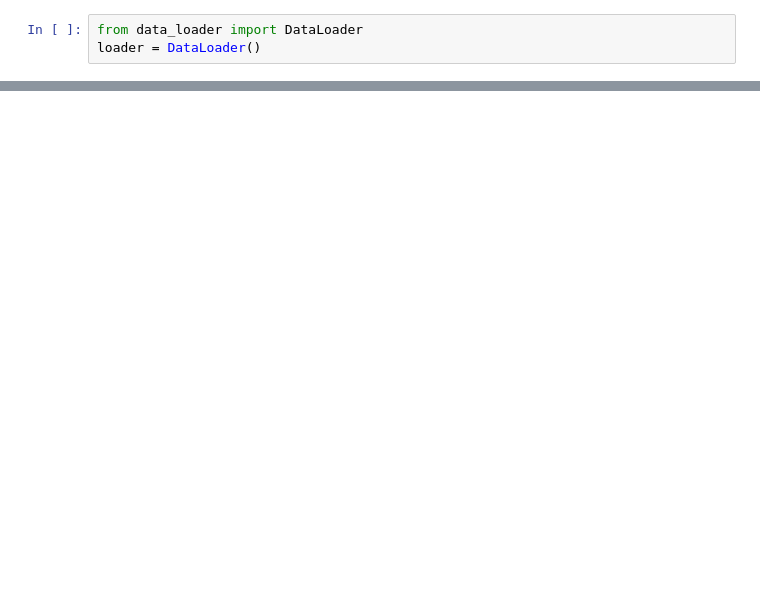
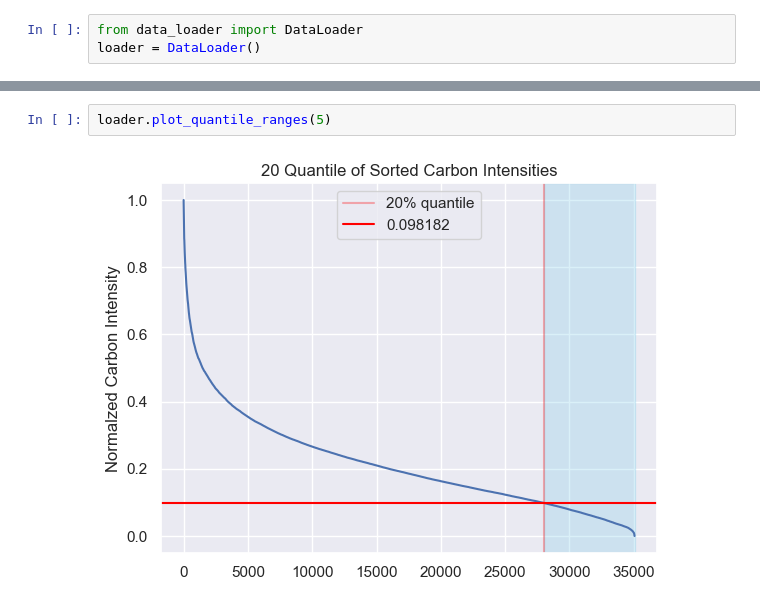
Before and after one commit to justinband/masters-thesis, a Jupyter notebook: datasets/data_analysis.ipynb, the cells around one changed output, grey strips where cells are left out. Saved outputs shown, nothing was run; the diff lists cells and outputs as text; blank space fills up the shorter version.

Commit message:
Add quantile plotting for alpha values

```diff
--- a/datasets/data_analysis.ipynb
+++ b/datasets/data_analysis.ipynb
@@ -26,0 +92,4 @@ print(num_data * 0.8)
+# %%
+loader.plot_quantile_ranges(5)
+# %% [output]
+[figure, added]
```
Also changed, not shown: parts of 5 cells of this notebook, 1 other file.
